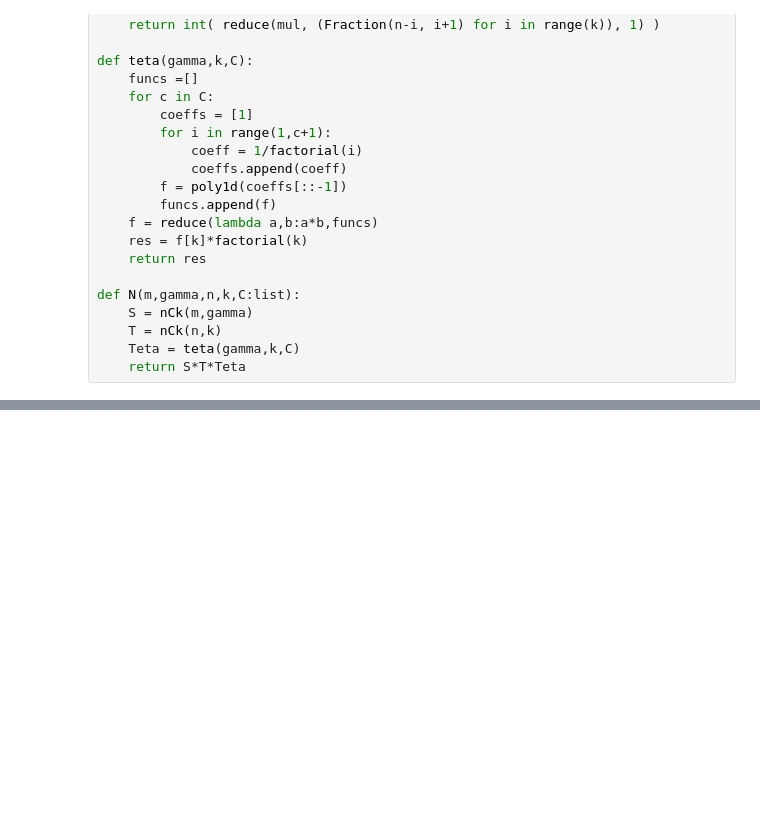
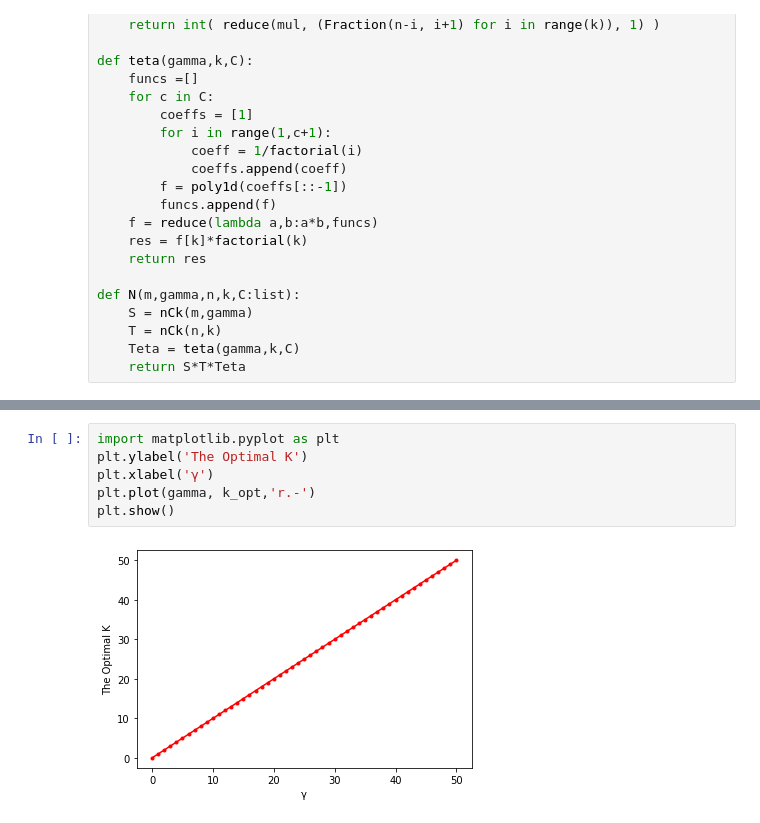
Before and after one commit to hanaforoosh/Incentive, a Jupyter notebook: 5bcd.ipynb, the cells around one changed output, grey strips where cells are left out. Saved outputs shown, nothing was run; the diff lists cells and outputs as text; blank space fills up the shorter version.

```diff
--- a/5bcd.ipynb
+++ b/5bcd.ipynb
@@ -62,0 +122,8 @@ f[1]
+# %%
+import matplotlib.pyplot as plt
+plt.ylabel('The Optimal K')
+plt.xlabel('γ')
+plt.plot(gamma, k_opt,'r.-')
+plt.show()
+# %% [output]
+[figure, added]
```
Also changed, not shown: parts of 17 cells of this notebook.
